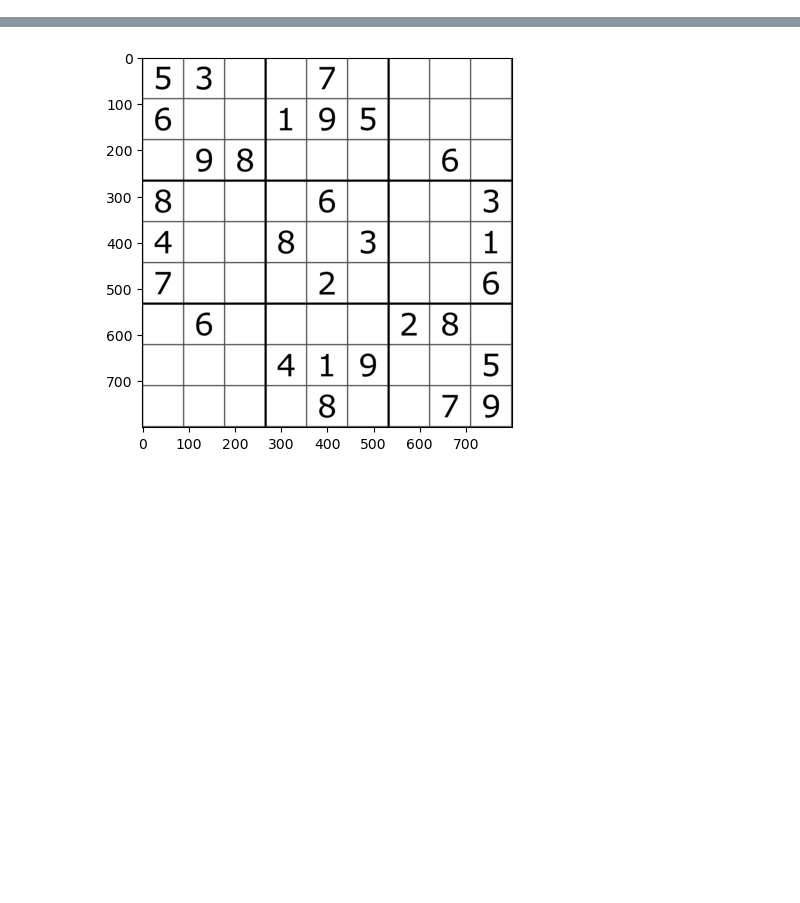
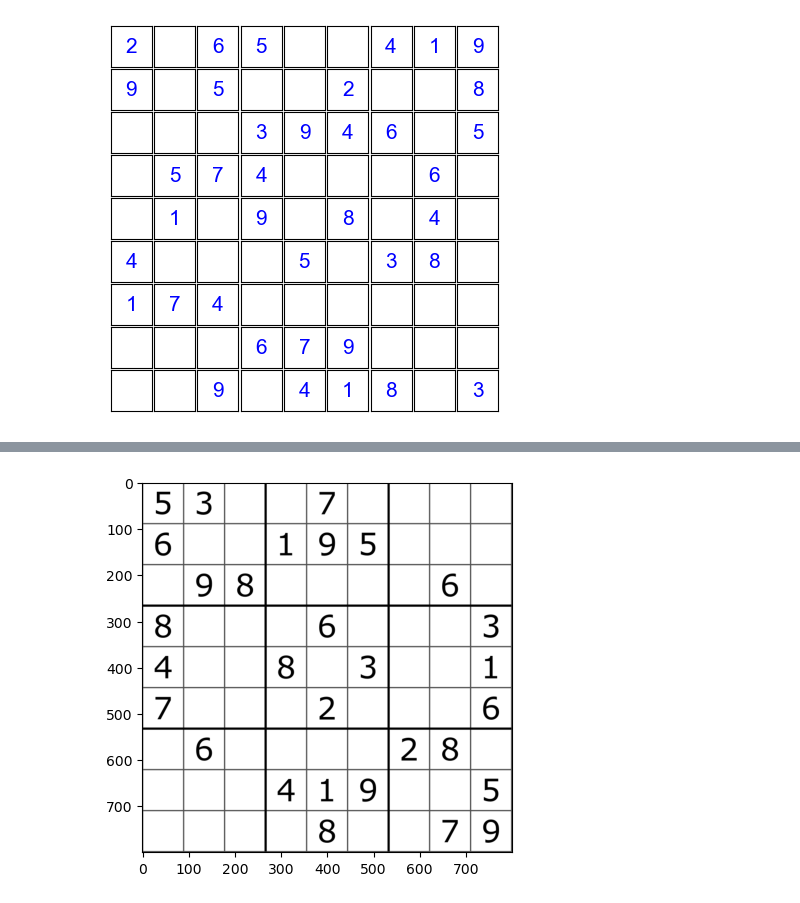
Before and after one commit to NikhilTilak/sudoku-solver, a Jupyter notebook: notebooks/example.ipynb, the cells around one changed output, grey strips where cells are left out. Drawn from its saved outputs; the diff is of its cells as text; code cells hidden in the pictures; blank space fills up the shorter version.

```diff
--- a/notebooks/example.ipynb
+++ b/notebooks/example.ipynb
@@ -20,0 +24,14 @@ TEST_IMAGES = pathlib.Path.cwd().parent.joinpath("test_images")
+# %%
+input_array = np.array(
+[[2, 0, 6, 5, 0, 0, 4, 1, 9],
+ [9, 0, 5, 0, 0, 2, 0, 0, 8],
+ [0, 0, 0, 3, 9, 4, 6, 0, 5],
+ [0, 5, 7, 4, 0, 0, 0, 6, 0],
+ [0, 1, 0, 9, 0, 8, 0, 4, 0],
+ [4, 0, 0, 0, 5, 0, 3, 8, 0],
+ [1, 7, 4, 0, 0, 0, 0, 0, 0],
+ [0, 0, 0, 6, 7, 9, 0, 0, 0],
+ [0, 0, 9, 0, 4, 1, 8, 0, 3]])
+
+s = sudoku(input_array)
+s
@@ -20,0 +48,4 @@ TEST_IMAGES = pathlib.Path.cwd().parent.joinpath("test_images")
+# %%
+s.plot()
+# %% [output]
+[figure, added]
```
Also changed, not shown: parts of 14 cells of this notebook, 9 other files.
